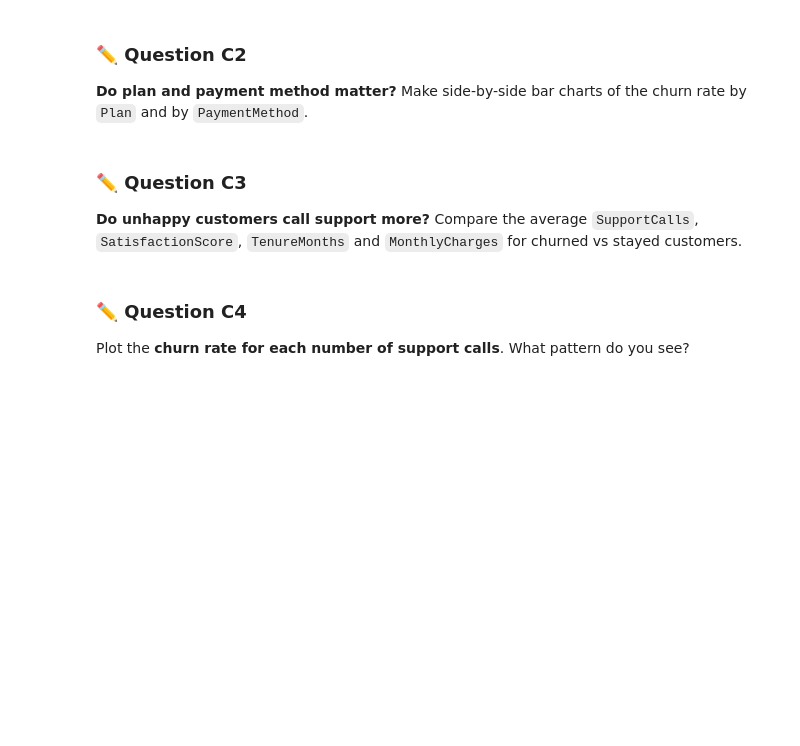
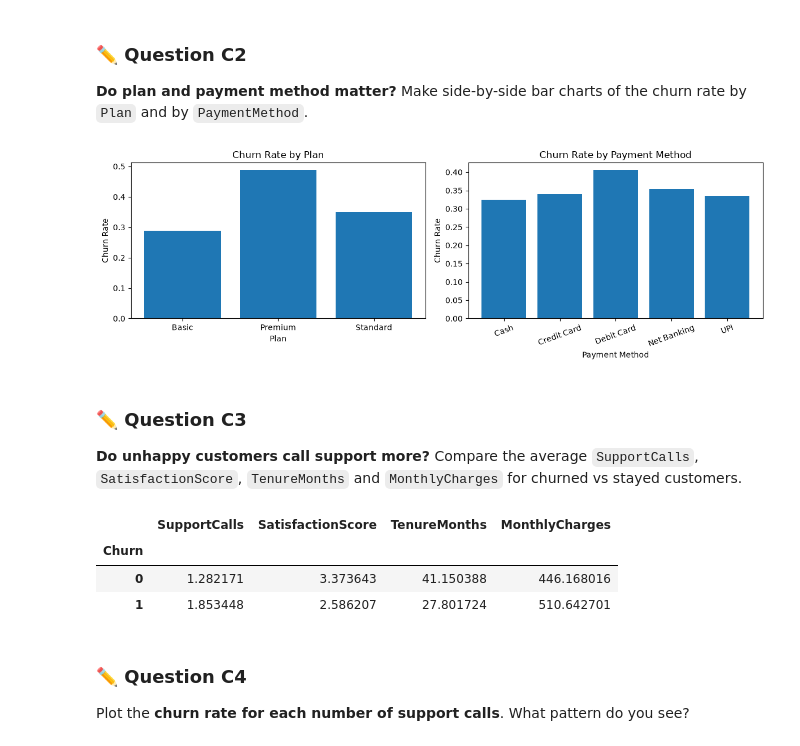
Before and after one commit to salemradha/python_saikeerthana, a Jupyter notebook: Pandas_Churn_Complete_STUDENT 1.ipynb, the cells around one changed output. Drawn from its saved outputs; the diff is of its cells as text; code cells hidden in the pictures; blank space fills up the shorter version.

```diff
--- a/Pandas_Churn_Complete_STUDENT 1.ipynb
+++ b/Pandas_Churn_Complete_STUDENT 1.ipynb
@@ -493,11 +1208,38 @@ For each question: calculate the **churn rate per group** (`groupby(...)['Churn'
 **Do plan and payment method matter?** Make side-by-side bar charts of the churn rate by `Plan` and by `PaymentMethod`.
 # %%
 # YOUR CODE HERE
+plan_churn = data.groupby("Plan")["Churn"].mean()
+pay_churn = data.groupby("PaymentMethod")["Churn"].mean()
+
+fig, axes = plt.subplots(1, 2, figsize=(12, 4))
+
+axes[0].bar(plan_churn.index, plan_churn.values)
+axes[0].set_title("Churn Rate by Plan")
+axes[0].set_xlabel("Plan")
+axes[0].set_ylabel("Churn Rate")
+
+axes[1].bar(pay_churn.index, pay_churn.values)
+axes[1].set_title("Churn Rate by Payment Method")
+axes[1].set_xlabel("Payment Method")
+axes[1].set_ylabel("Churn Rate")
+axes[1].tick_params(axis="x", rotation=20)
+
+plt.tight_layout()
+plt.show()
+# %% [output]
+[figure, added]
 # %% [markdown]
 ### ✏️ Question C3
 **Do unhappy customers call support more?** Compare the average `SupportCalls`, `SatisfactionScore`, `TenureMonths` and `MonthlyCharges` for churned vs stayed customers.
 # %%
 # YOUR CODE HERE
+cols = ["SupportCalls", "SatisfactionScore", "TenureMonths", "MonthlyCharges"]
+data.groupby("Churn")[cols].mean()
+# %% [output]
+|  | SupportCalls | SatisfactionScore | TenureMonths | MonthlyCharges |
+| Churn |  |  |  |  |
+| 0 | 1.282171 | 3.373643 | 41.150388 | 446.168016 |
+| 1 | 1.853448 | 2.586207 | 27.801724 | 510.642701 |
 # %% [markdown]
 ### ✏️ Question C4
 Plot the **churn rate for each number of support calls**. What pattern do you see?
```
Also changed, not shown: parts of 109 cells of this notebook.
